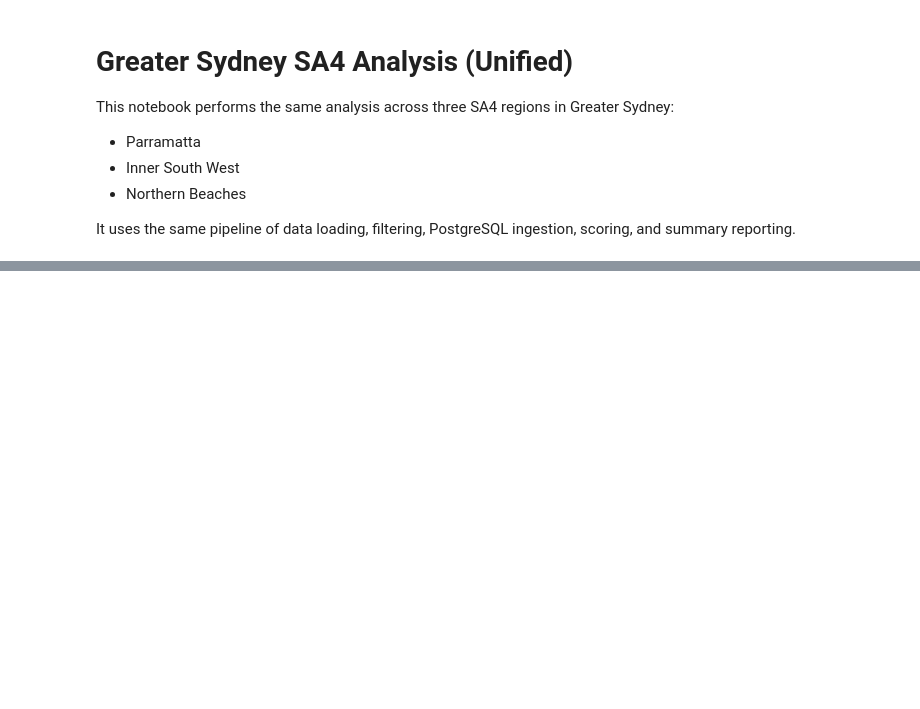
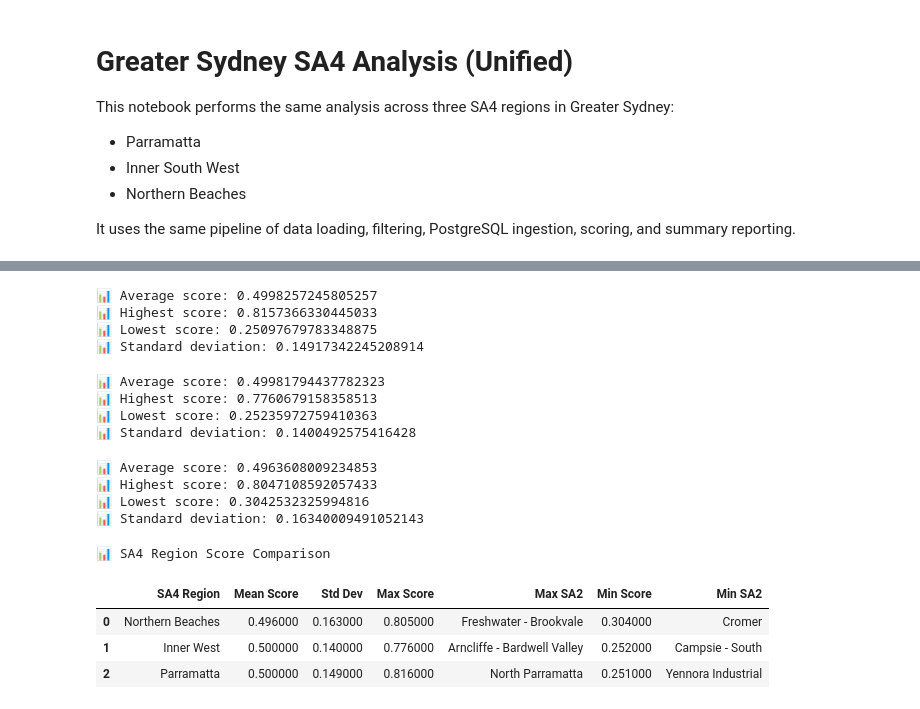
Before and after one commit to hb200354/project, a Jupyter notebook: notebooks/integrated.ipynb, the cells around one changed output, grey strips where cells are left out. Cells and saved outputs as stored; diff of their text form; code cells hidden in the pictures; blank space fills up the shorter version.

```diff
--- a/notebooks/integrated.ipynb
+++ b/notebooks/integrated.ipynb
@@ -246,0 +368,53 @@ df_northern_beaches = analyze_sa4('Sydney - Northern Beaches')
+# %%
+summarize_scores(df_parramatta)
+# %% [output]
+📊 Average score: 0.4998257245805257
+📊 Highest score: 0.8157366330445033
+📊 Lowest score: 0.25097679783348875
+📊 Standard deviation: 0.14917342245208914
+# %%
+summarize_scores(df_inner_south_west)
+# %% [output]
+📊 Average score: 0.49981794437782323
+📊 Highest score: 0.7760679158358513
+📊 Lowest score: 0.25235972759410363
+📊 Standard deviation: 0.1400492575416428
+# %%
+summarize_scores(df_northern_beaches)
+# %% [output]
+📊 Average score: 0.4963608009234853
+📊 Highest score: 0.8047108592057433
+📊 Lowest score: 0.3042532325994816
+📊 Standard deviation: 0.16340009491052143
+# %%
+def compare_sa4_scores_named(df_dict):
+    """
+    Compare multiple SA4 regions' score statistics from a dictionary of {region_name: df}
+    """
+    summary = []
+
+    for region, df in df_dict.items():
+        summary.append({
+            "SA4 Region": region,
+            "Mean Score": round(df["score"].mean(), 3),
+            "Std Dev": round(df["score"].std(), 3),
+            "Max Score": round(df["score"].max(), 3),
+            "Max SA2": df.loc[df["score"].idxmax(), "SA2_NAME"],
+            "Min Score": round(df["score"].min(), 3),
+            "Min SA2": df.loc[df["score"].idxmin(), "SA2_NAME"],
+        })
+
+    result_df = pd.DataFrame(summary)
+    display(result_df.style.set_caption("📊 SA4 Region Score Comparison"))
+# %%
+compare_sa4_scores_named({
+    "Northern Beaches": df_northern_beaches,
+    "Inner West": df_inner_south_west,
+    "Parramatta": df_parramatta
+})
+# %% [output]
+📊 SA4 Region Score Comparison
+|  | SA4 Region | Mean Score | Std Dev | Max Score | Max SA2 | Min Score | Min SA2 |
+| 0 | Northern Beaches | 0.496000 | 0.163000 | 0.805000 | Freshwater - Brookvale | 0.304000 | Cromer |
+| 1 | Inner West | 0.500000 | 0.140000 | 0.776000 | Arncliffe - Bardwell Valley | 0.252000 | Campsie - South |
+| 2 | Parramatta | 0.500000 | 0.149000 | 0.816000 | North Parramatta | 0.251000 | Yennora Industrial |
```
Also changed, not shown: parts of 7 cells of this notebook, 6 other files.
